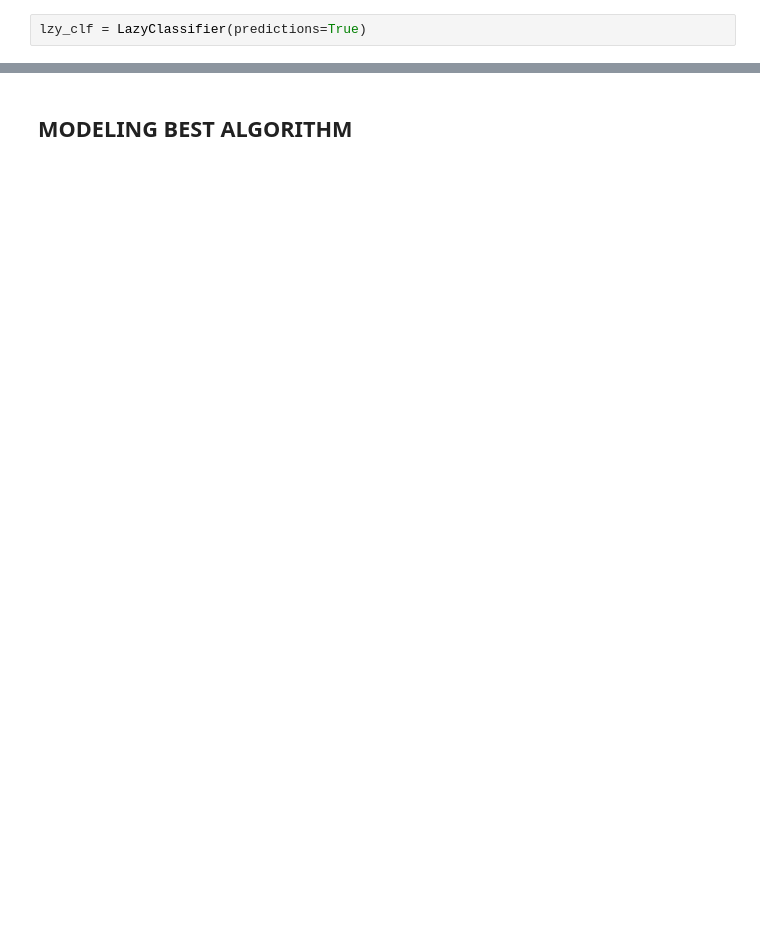
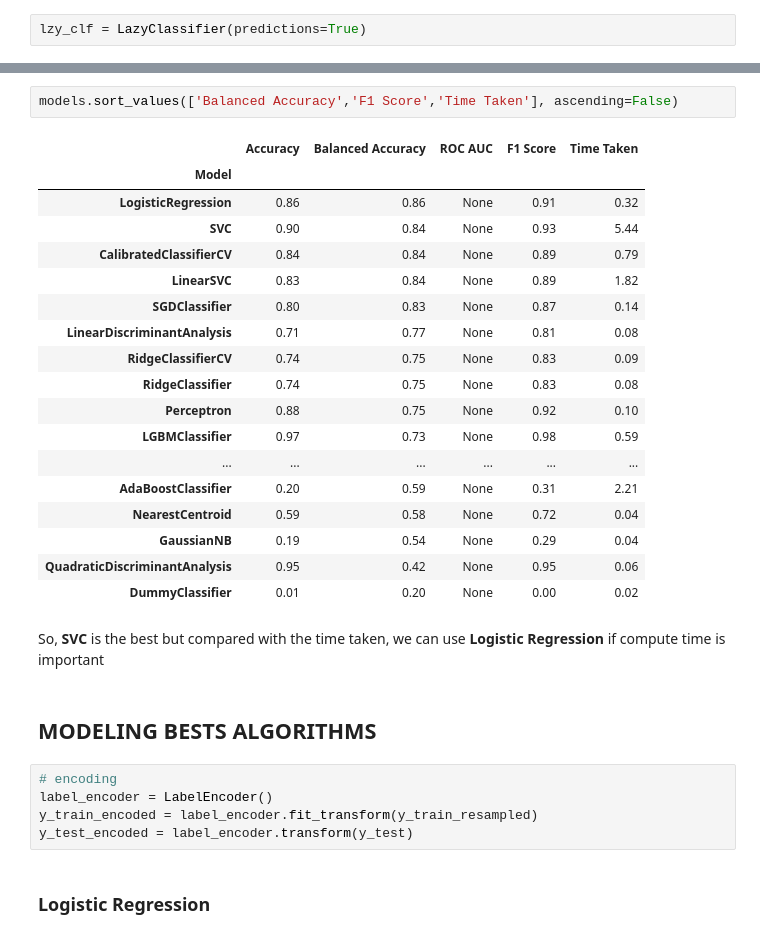
Before and after one commit to Konarovic/Maintenance, a Jupyter notebook: notebook/1_exploration.ipynb, the cells around one changed output, grey strips where cells are left out. Saved outputs shown, nothing was run; the diff lists cells and outputs as text; blank space fills up the shorter version.

```diff
--- a/notebook/1_exploration.ipynb
+++ b/notebook/1_exploration.ipynb
@@ -637,3 +637,33 @@ And if memory is not enough, you can set `force_col_wise=true`.
 | DummyClassifier | 0.01 | 0.20 | None | 0.00 | 0.02 |
+# %%
+models.sort_values(['Balanced Accuracy','F1 Score','Time Taken'], ascending=False)
+# %% [output]
+|  | Accuracy | Balanced Accuracy | ROC AUC | F1 Score | Time Taken |
+| Model |  |  |  |  |  |
+| LogisticRegression | 0.86 | 0.86 | None | 0.91 | 0.32 |
+| SVC | 0.90 | 0.84 | None | 0.93 | 5.44 |
+| CalibratedClassifierCV | 0.84 | 0.84 | None | 0.89 | 0.79 |
+| LinearSVC | 0.83 | 0.84 | None | 0.89 | 1.82 |
+| SGDClassifier | 0.80 | 0.83 | None | 0.87 | 0.14 |
+| LinearDiscriminantAnalysis | 0.71 | 0.77 | None | 0.81 | 0.08 |
+| RidgeClassifierCV | 0.74 | 0.75 | None | 0.83 | 0.09 |
+| RidgeClassifier | 0.74 | 0.75 | None | 0.83 | 0.08 |
+| Perceptron | 0.88 | 0.75 | None | 0.92 | 0.10 |
+| LGBMClassifier | 0.97 | 0.73 | None | 0.98 | 0.59 |
+| ... | ... | ... | ... | ... | ... |
+| AdaBoostClassifier | 0.20 | 0.59 | None | 0.31 | 2.21 |
+| NearestCentroid | 0.59 | 0.58 | None | 0.72 | 0.04 |
+| GaussianNB | 0.19 | 0.54 | None | 0.29 | 0.04 |
+| QuadraticDiscriminantAnalysis | 0.95 | 0.42 | None | 0.95 | 0.06 |
+| DummyClassifier | 0.01 | 0.20 | None | 0.00 | 0.02 |
+# %% [markdown]
+So, **SVC** is the best but compared with the time taken, we can use **Logistic Regression** if compute time is important
 # %% [markdown]
-## MODELING BEST ALGORITHM
+## MODELING BESTS ALGORITHMS
+# %%
+# encoding
+label_encoder = LabelEncoder()
+y_train_encoded = label_encoder.fit_transform(y_train_resampled)
+y_test_encoded = label_encoder.transform(y_test)
+# %% [markdown]
+### Logistic Regression
```
Also changed, not shown: parts of 20 cells of this notebook, 2 other files.
